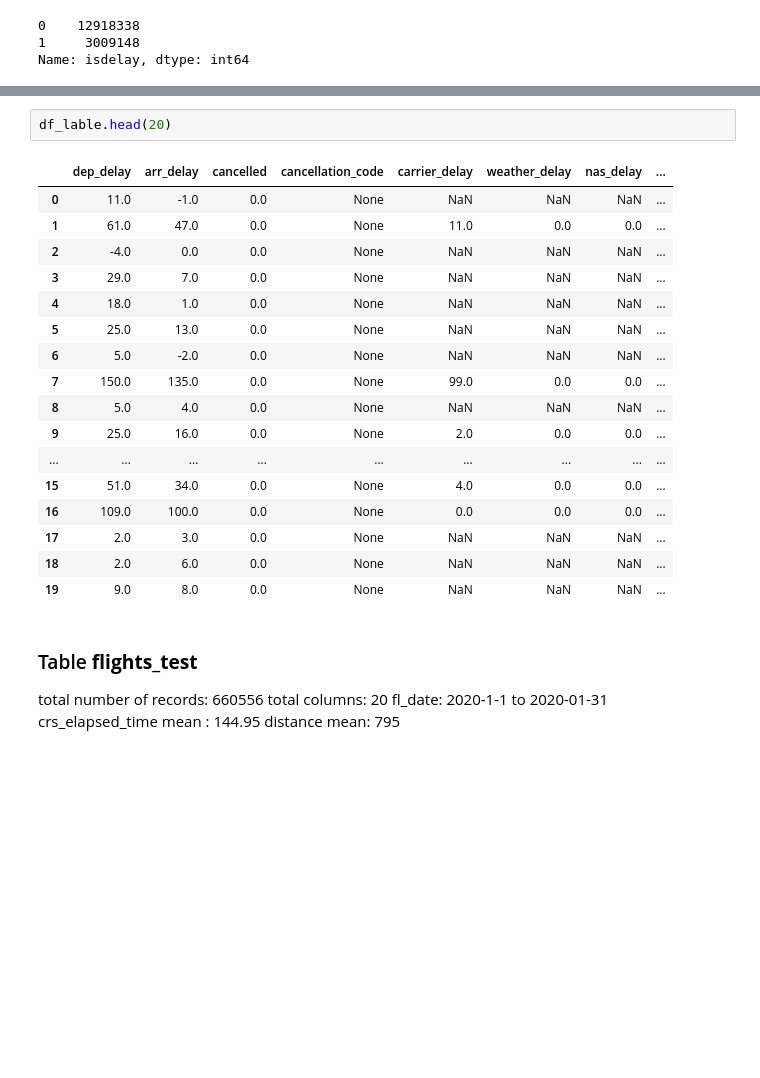
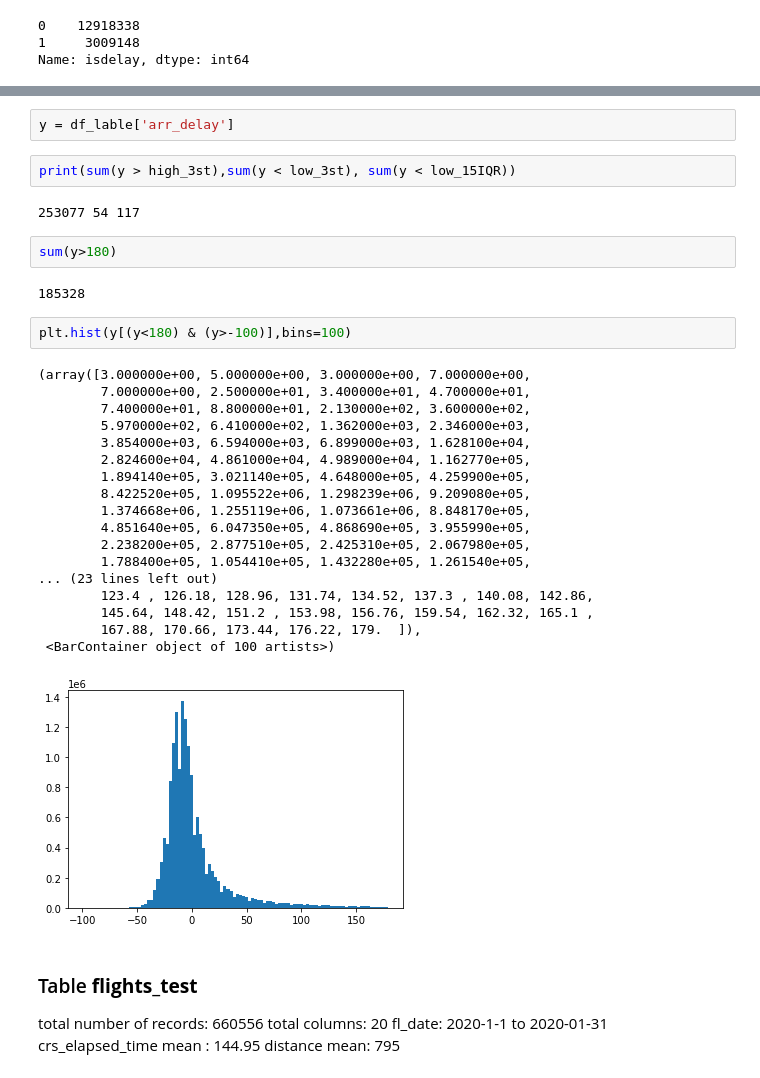
Before and after one commit to ryanhao1115/DL_Predict_Flight_Delays, a Jupyter notebook: h_datacollection_profiling.ipynb, the cells around one changed output, grey strips where cells are left out. Cells and saved outputs as stored; diff of their text form; blank space fills up the shorter version.

```diff
--- a/h_datacollection_profiling.ipynb
+++ b/h_datacollection_profiling.ipynb
@@ -114,23 +179,34 @@ df_lable.describe()
+# %%
+y = df_lable['arr_delay']
 # %%
-df_lable.head(20)
+print(sum(y > high_3st),sum(y < low_3st), sum(y < low_15IQR))
 # %% [output]
-|  | dep_delay | arr_delay | cancelled | cancellation_code | carrier_delay | weather_delay | nas_delay | ... |
-| 0 | 11.0 | -1.0 | 0.0 | None | NaN | NaN | NaN | ... |
-| 1 | 61.0 | 47.0 | 0.0 | None | 11.0 | 0.0 | 0.0 | ... |
-| 2 | -4.0 | 0.0 | 0.0 | None | NaN | NaN | NaN | ... |
-| 3 | 29.0 | 7.0 | 0.0 | None | NaN | NaN | NaN | ... |
-| 4 | 18.0 | 1.0 | 0.0 | None | NaN | NaN | NaN | ... |
-| 5 | 25.0 | 13.0 | 0.0 | None | NaN | NaN | NaN | ... |
-| 6 | 5.0 | -2.0 | 0.0 | None | NaN | NaN | NaN | ... |
-| 7 | 150.0 | 135.0 | 0.0 | None | 99.0 | 0.0 | 0.0 | ... |
-| 8 | 5.0 | 4.0 | 0.0 | None | NaN | NaN | NaN | ... |
-| 9 | 25.0 | 16.0 | 0.0 | None | 2.0 | 0.0 | 0.0 | ... |
-| ... | ... | ... | ... | ... | ... | ... | ... | ... |
-| 15 | 51.0 | 34.0 | 0.0 | None | 4.0 | 0.0 | 0.0 | ... |
-| 16 | 109.0 | 100.0 | 0.0 | None | 0.0 | 0.0 | 0.0 | ... |
-| 17 | 2.0 | 3.0 | 0.0 | None | NaN | NaN | NaN | ... |
-| 18 | 2.0 | 6.0 | 0.0 | None | NaN | NaN | NaN | ... |
-| 19 | 9.0 | 8.0 | 0.0 | None | NaN | NaN | NaN | ... |
+253077 54 117
+# %%
+sum(y>180)
+# %% [output]
+185328
+# %%
+plt.hist(y[(y<180) & (y>-100)],bins=100)
+# %% [output]
+(array([3.000000e+00, 5.000000e+00, 3.000000e+00, 7.000000e+00,
+        7.000000e+00, 2.500000e+01, 3.400000e+01, 4.700000e+01,
+        7.400000e+01, 8.800000e+01, 2.130000e+02, 3.600000e+02,
+        5.970000e+02, 6.410000e+02, 1.362000e+03, 2.346000e+03,
+        3.854000e+03, 6.594000e+03, 6.899000e+03, 1.628100e+04,
+        2.824600e+04, 4.861000e+04, 4.989000e+04, 1.162770e+05,
+        1.894140e+05, 3.021140e+05, 4.648000e+05, 4.259900e+05,
+        8.422520e+05, 1.095522e+06, 1.298239e+06, 9.209080e+05,
+        1.374668e+06, 1.255119e+06, 1.073661e+06, 8.848170e+05,
+        4.851640e+05, 6.047350e+05, 4.868690e+05, 3.955990e+05,
+        2.238200e+05, 2.877510e+05, 2.425310e+05, 2.067980e+05,
+        1.788400e+05, 1.054410e+05, 1.432280e+05, 1.261540e+05,
+... (23 lines left out)
+        123.4 , 126.18, 128.96, 131.74, 134.52, 137.3 , 140.08, 142.86,
+        145.64, 148.42, 151.2 , 153.98, 156.76, 159.54, 162.32, 165.1 ,
+        167.88, 170.66, 173.44, 176.22, 179.  ]),
+ <BarContainer object of 100 artists>)
+[figure, added]
 # %% [markdown]
 ### Table **flights_test**
 
```
Also changed, not shown: parts of 10 cells of this notebook.
